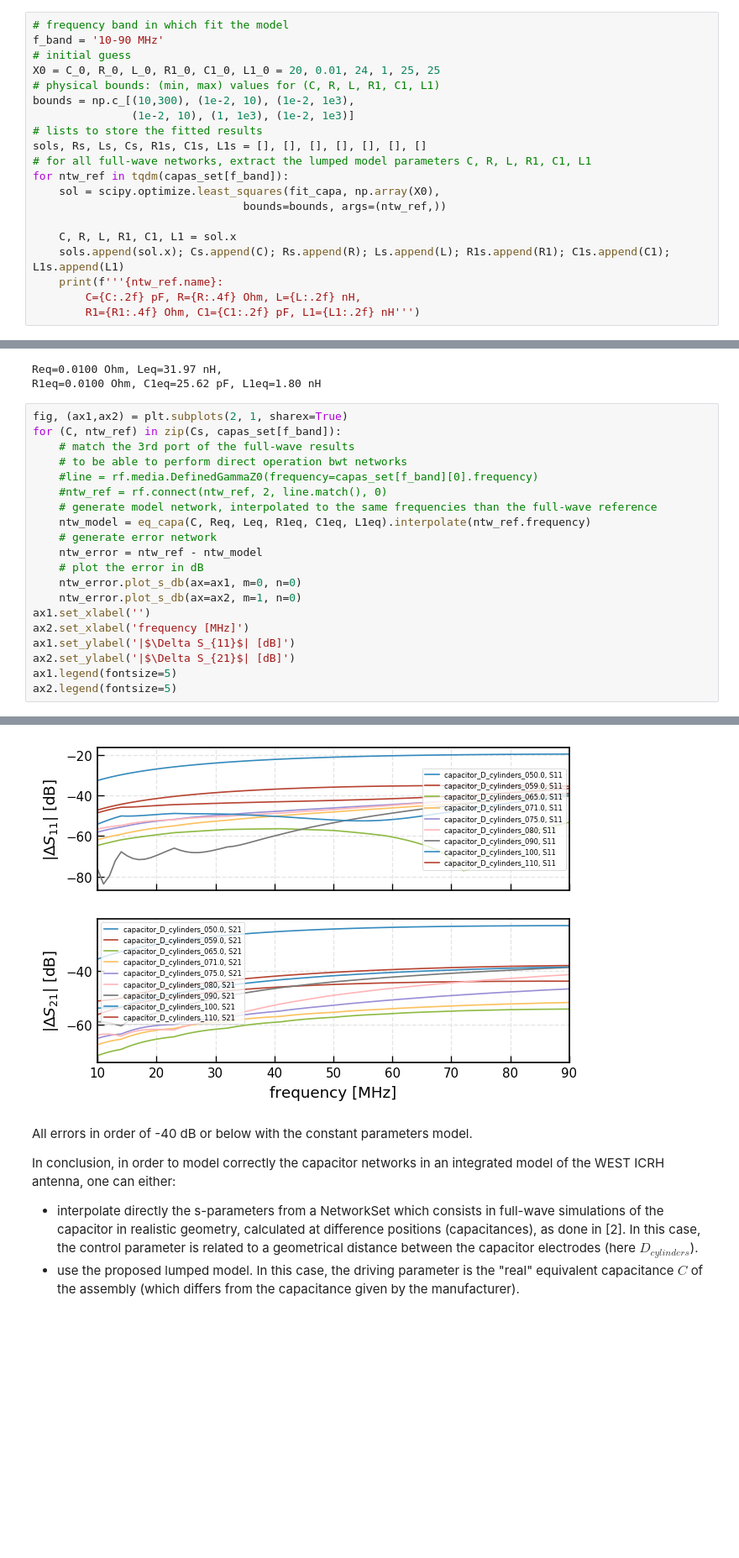
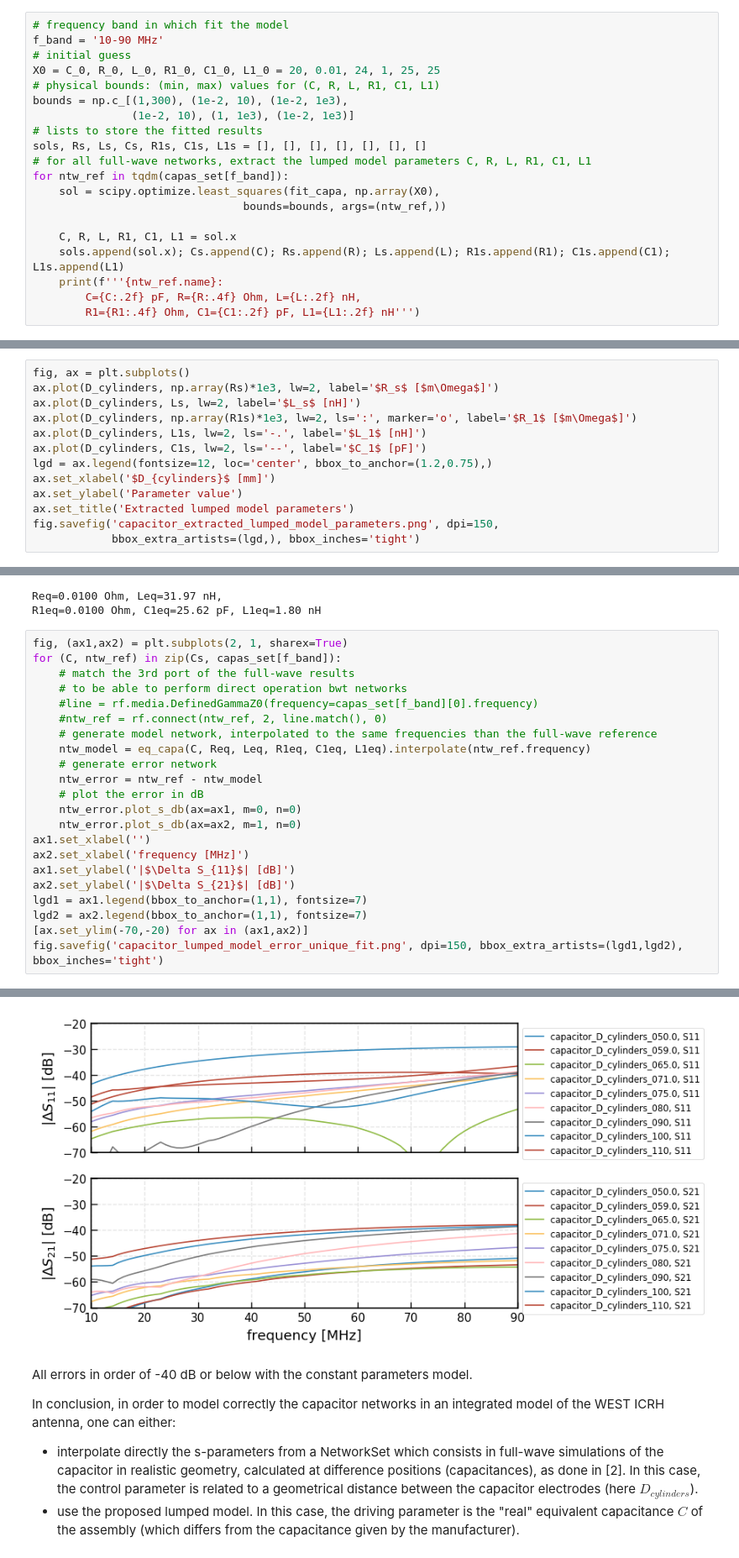
Before and after one commit to jhillairet/RFPPC2019, a Jupyter notebook: notebooks/WEST ICRH Antenna Capacitors.ipynb, the cells around one changed output, grey strips where cells are left out. Shown at 84% size. Cells and saved outputs as stored; diff of their text form; blank space fills up the shorter version.

```diff
--- a/notebooks/WEST ICRH Antenna Capacitors.ipynb
+++ b/notebooks/WEST ICRH Antenna Capacitors.ipynb
@@ -138,7 +138,7 @@ f_band = '10-90 MHz'
 # initial guess
 X0 = C_0, R_0, L_0, R1_0, C1_0, L1_0 = 20, 0.01, 24, 1, 25, 25
 # physical bounds: (min, max) values for (C, R, L, R1, C1, L1)
-bounds = np.c_[(10,300), (1e-2, 10), (1e-2, 1e3),
+bounds = np.c_[(1,300), (1e-2, 10), (1e-2, 1e3),
                (1e-2, 10), (1, 1e3), (1e-2, 1e3)]
 # lists to store the fitted results
 sols, Rs, Ls, Cs, R1s, C1s, L1s = [], [], [], [], [], [], []
@@ -232,0 +235,13 @@ If we want to simplify further the equivalent model, we can freeze all parameter
+# %%
+fig, ax = plt.subplots()
+ax.plot(D_cylinders, np.array(Rs)*1e3, lw=2, label='$R_s$ [$m\Omega$]')
+ax.plot(D_cylinders, Ls, lw=2, label='$L_s$ [nH]')
+ax.plot(D_cylinders, np.array(R1s)*1e3, lw=2, ls=':', marker='o', label='$R_1$ [$m\Omega$]')
+ax.plot(D_cylinders, L1s, lw=2, ls='-.', label='$L_1$ [nH]')
+ax.plot(D_cylinders, C1s, lw=2, ls='--', label='$C_1$ [pF]')
+lgd = ax.legend(fontsize=12, loc='center', bbox_to_anchor=(1.2,0.75),)
+ax.set_xlabel('$D_{cylinders}$ [mm]')
+ax.set_ylabel('Parameter value')
+ax.set_title('Extracted lumped model parameters')
+fig.savefig('capacitor_extracted_lumped_model_parameters.png', dpi=150,
+            bbox_extra_artists=(lgd,), bbox_inches='tight')
@@ -261,6 +280,8 @@ ax1.set_xlabel('')
 ax2.set_xlabel('frequency [MHz]')
 ax1.set_ylabel('|$\Delta S_{11}$| [dB]')
 ax2.set_ylabel('|$\Delta S_{21}$| [dB]')
-ax1.legend(fontsize=5)
-ax2.legend(fontsize=5)
+lgd1 = ax1.legend(bbox_to_anchor=(1,1), fontsize=7)
+lgd2 = ax2.legend(bbox_to_anchor=(1,1), fontsize=7)
+[ax.set_ylim(-70,-20) for ax in (ax1,ax2)]
+fig.savefig('capacitor_lumped_model_error_unique_fit.png', dpi=150, bbox_extra_artists=(lgd1,lgd2), bbox_inches='tight')
 # %% [output]
@@ -268,4 +288,4 @@ ax2.legend(fontsize=5)
-[figure, old version]
+[figure, new version]
 # %% [markdown]
 All errors in order of -40 dB or below with the constant parameters model.
 
```
Also changed, not shown: parts of 15 cells of this notebook.
